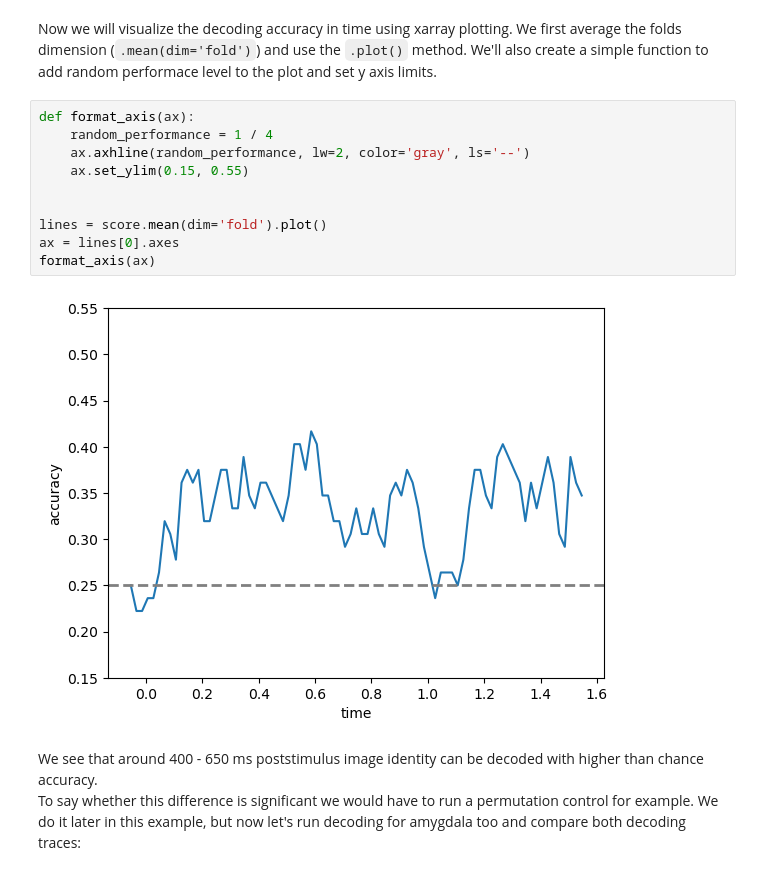
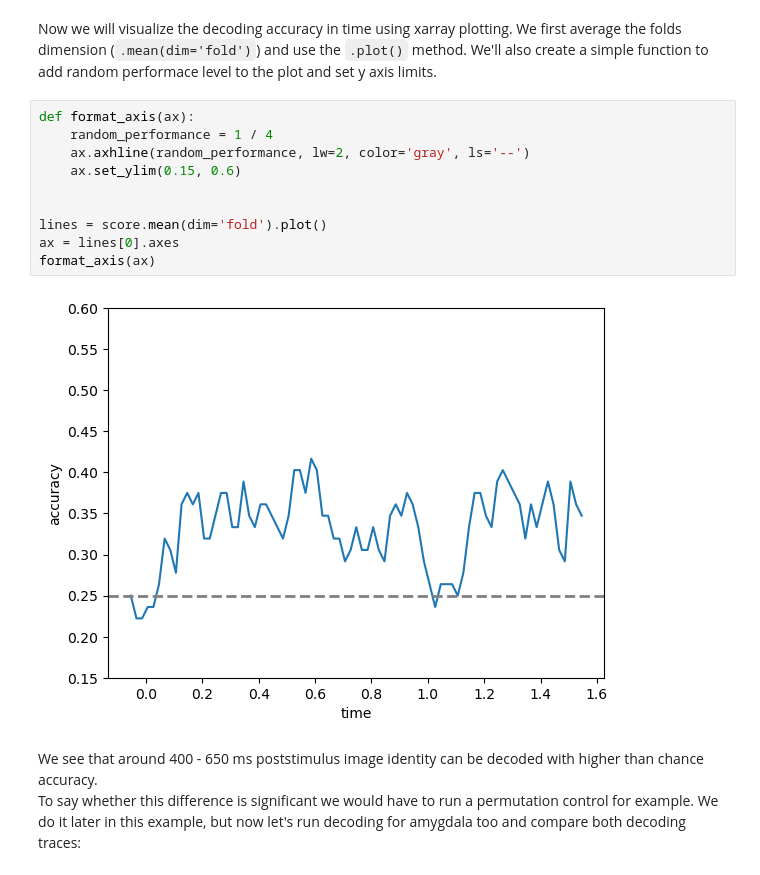
Before and after one commit to labianca/pylabianca, a Jupyter notebook: doc/decoding_example.ipynb, the cells around one changed output. Drawn from its saved outputs; the diff is of its cells as text.

```diff
--- a/doc/decoding_example.ipynb
+++ b/doc/decoding_example.ipynb
@@ -109,15 +109,15 @@ Now we will visualize the decoding accuracy in time using xarray plotting. We fi
 # %%
 def format_axis(ax):
     random_performance = 1 / 4
     ax.axhline(random_performance, lw=2, color='gray', ls='--')
-    ax.set_ylim(0.15, 0.55)
+    ax.set_ylim(0.15, 0.6)
 
 
 lines = score.mean(dim='fold').plot()
 ax = lines[0].axes
 format_axis(ax)
 # %% [output]
-[figure, old version]
+[figure, new version]
 # %% [markdown]
 We see that around 400 - 650 ms poststimulus image identity can be decoded with higher than chance accuracy.
 To say whether this difference is significant we would have to run a permutation control for example. We do it later in this example, but now let's run decoding for amygdala too and compare both decoding traces:
```
Also changed, not shown: parts of 7 cells of this notebook.
